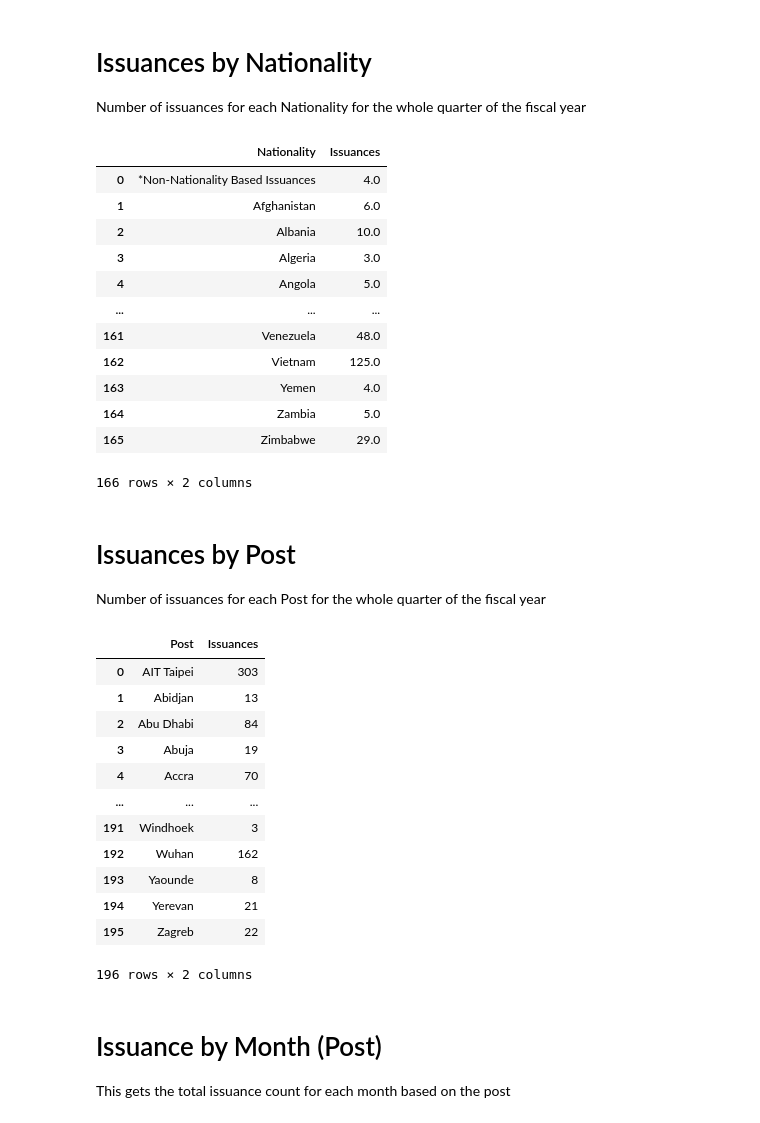
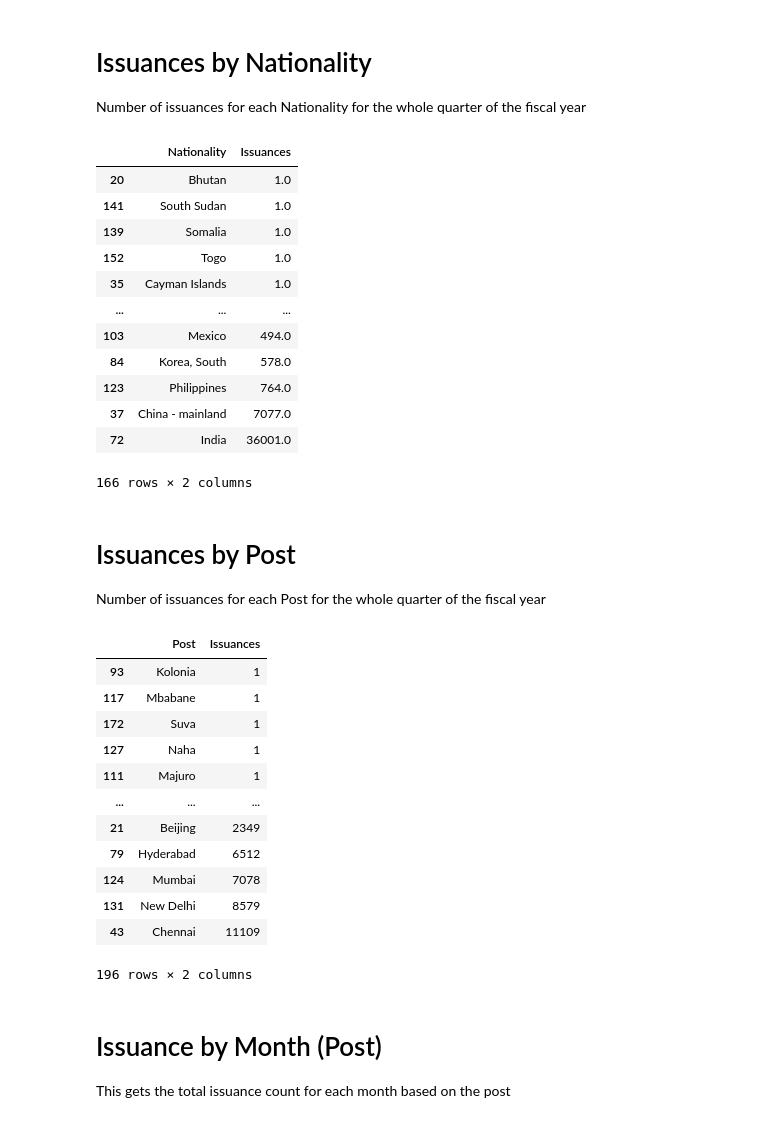
Before and after one commit to KartikThakkar1/Non-Immigrant-Visa-Analysis, a Jupyter notebook: IssuanceDataAnalysis_FY2023_Q4.ipynb, the cells around one changed output. Drawn from its saved outputs; the diff is of its cells as text; code cells hidden in the pictures.

Commit message:
Updated Issuance Analysis Code and Outputted results to excel files

```diff
--- a/IssuanceDataAnalysis_FY2023_Q4.ipynb
+++ b/IssuanceDataAnalysis_FY2023_Q4.ipynb
@@ -118,20 +125,22 @@ Number of issuances for each Nationality for the whole quarter of the fiscal yea
 # %%
 issuanceByNationality = h1bNationalityDataFrame.groupby('Nationality')['Issuances'].sum().reset_index()
 
-issuanceByNationality
+issuanceByNationality.to_excel('H1B_Files/H1B_By_Nationality_totals_Q4_FY2023.xlsx', index=False, engine='openpyxl')
+
+issuanceByNationality.sort_values(by=['Issuances'])
 # %% [output]
 |  | Nationality | Issuances |
-| 0 | *Non-Nationality Based Issuances | 4.0 |
-| 1 | Afghanistan | 6.0 |
-| 2 | Albania | 10.0 |
-| 3 | Algeria | 3.0 |
-| 4 | Angola | 5.0 |
+| 20 | Bhutan | 1.0 |
+| 141 | South Sudan | 1.0 |
+| 139 | Somalia | 1.0 |
+| 152 | Togo | 1.0 |
+| 35 | Cayman Islands | 1.0 |
 | ... | ... | ... |
-| 161 | Venezuela | 48.0 |
-| 162 | Vietnam | 125.0 |
-| 163 | Yemen | 4.0 |
-| 164 | Zambia | 5.0 |
-| 165 | Zimbabwe | 29.0 |
+| 103 | Mexico | 494.0 |
+| 84 | Korea, South | 578.0 |
+| 123 | Philippines | 764.0 |
+| 37 | China - mainland | 7077.0 |
+| 72 | India | 36001.0 |
 166 rows × 2 columns
 # %% [markdown]
 # Issuances by Post
@@ -139,20 +148,22 @@ Number of issuances for each Post for the whole quarter of the fiscal year
 # %%
 issuanceByPost = h1bPostDataFrame.groupby('Post')['Issuances'].sum().reset_index()
 
-issuanceByPost
+issuanceByPost.to_excel('H1B_Files/H1B_By_Post_totals_Q4_FY2023.xlsx', index=False, engine='openpyxl')
+
+issuanceByPost.sort_values(by=['Issuances'])
 # %% [output]
 |  | Post | Issuances |
-| 0 | AIT Taipei | 303 |
-| 1 | Abidjan | 13 |
-| 2 | Abu Dhabi | 84 |
-| 3 | Abuja | 19 |
-| 4 | Accra | 70 |
+| 93 | Kolonia | 1 |
+| 117 | Mbabane | 1 |
+| 172 | Suva | 1 |
+| 127 | Naha | 1 |
+| 111 | Majuro | 1 |
 | ... | ... | ... |
-| 191 | Windhoek | 3 |
-| 192 | Wuhan | 162 |
-| 193 | Yaounde | 8 |
-| 194 | Yerevan | 21 |
-| 195 | Zagreb | 22 |
+| 21 | Beijing | 2349 |
+| 79 | Hyderabad | 6512 |
+| 124 | Mumbai | 7078 |
+| 131 | New Delhi | 8579 |
+| 43 | Chennai | 11109 |
 196 rows × 2 columns
 # %% [markdown]
 # Issuance by Month (Post)
```
Also changed, not shown: parts of 11 cells of this notebook, 8 other files.
